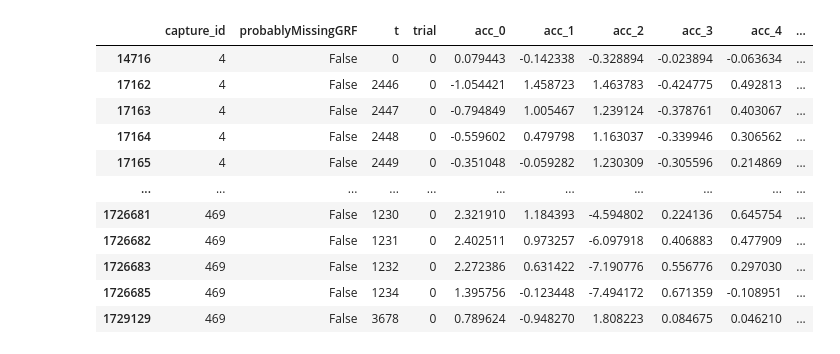
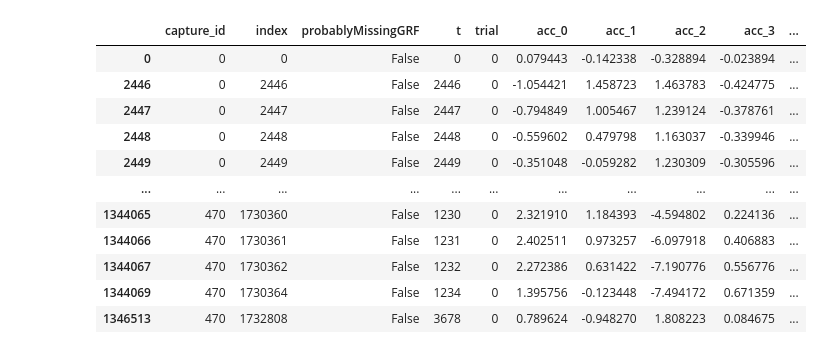
Before and after one commit to keenon/AddBiomechanics, a Jupyter notebook: data_labeling.ipynb, the cells around one changed output. Drawn from its saved outputs; the diff is of its cells as text; code cells hidden in the pictures.

```diff
--- a/data_labeling.ipynb
+++ b/data_labeling.ipynb
@@ -152,36 +114,56 @@ print(len(good_lookup.keys()))
 # %%
 generate = True
+dp = True
+
 train_df = pd.DataFrame()
 test_df = pd.DataFrame()
-expanded_df = pd.read_feather('data/expanded_df.feather')
-good_list = list(good_lookup.keys())
-bad_list = list(bad_lookup.keys())
-good_list_int = [int(item) for item in good_list]
-bad_list_int = [int(item) for item in bad_list]
-unlabeled_list = [int(item) for item in list(filename_lookup.keys()) if int(item) not in good_list_int or int(item) not in bad_list_int]
-print(unlabeled_list, end='')
-print(len(unlabeled_list))
+if(generate):
+    expanded_df = pd.read_feather('data/expanded_df.feather')
+    good_list = list(good_lookup.keys())
+    bad_list = list(bad_lookup.keys())
+    good_list_int = [int(item) for item in good_list]
+    bad_list_int = [int(item) for item in bad_list]
+    unlabeled_list = [int(item) for item in list(filename_lookup.keys()) if int(item) not in good_list_int and int(item) not in bad_list_int]
 
-print(bad_list_int, end='')
-print(len(bad_list_int))
-
-print(good_list_int, end='')
-print(len(good_list_int))
-
-pprint(list(filename_lookup.keys()))
-pprint(len(list(filename_lookup.keys())))
+    #Train Dataframe
+    train_df = expanded_df[expanded_df['capture_id'].isin(good_list_int+bad_list_int)].copy() #train_df is still unlabeled
+    train_df['label'] = -1
+    # Wrap the iterator with tqdm
+    for index, row in tqdm(train_df.iterrows(), total=train_df.shape[0], desc="Building Train Dataset"):
+        train_df.at[index,'frame_id'] = int(index)
+        if row['capture_id'] in good_list_int:
+            train_df.at[index, 'label'] = 1
+        elif row['capture_id'] in bad_list_int:
+            train_df.at[index, 'label'] = 0
 
 
-train_df = expanded_df[expanded_df['capture_id'].isin(good_list_int+bad_list_int)]
-test_df = expanded_df[expanded_df['capture_id'].isin(unlabeled_list)]
+    #Test Dataframe
+    test_df = expanded_df[expanded_df['capture_id'].isin(unlabeled_list)].copy()
+    # test_df['label'] = None
+    for index, row in tqdm(test_df.iterrows(), total=test_df.shape[0], desc="Building Test Dataset"):
+        test_df.at[index,'frame_id'] = int(index)
 
 
-print_prioritize(train_df,"capture_id",True)
-first_occurrences_all = train_df.drop_duplicates(subset='capture_id', keep='first')
-print_prioritize(first_occurrences_all,"capture_id",True)
+
+    #Save them both TODO: Indexing
+    train_df= train_df.reset_index()
+    test_df=test_df.reset_index()
+    train_df.to_feather('data/train_df.feather')
+    test_df.to_feather('data/test_df.feather')
 
 
-print_prioritize(test_df,"capture_id",True)
-first_occurrences_all = test_df.drop_duplicates(subset='capture_id', keep='first')
-print_prioritize(first_occurrences_all,"capture_id",True)
+train_df = pd.read_feather('data/train_df.feather')
+test_df = pd.read_feather('data/test_df.feather')
+
+if(dp):
+    print("Test Dataframe: ")
+    print_prioritize(test_df,"capture_id",True)
+    print("Unique Videos in Test Dataframe: ")
+    first_occurrences_all = test_df.drop_duplicates(subset='capture_id', keep='first')
+    print_prioritize(first_occurrences_all,"capture_id",True)
+    print("Train Dataframe: ")
+    print_prioritize(train_df,"capture_id",True)
+    print("Unique Videos in Train Dataframe: ")
+    first_occurrences_all = train_df.drop_duplicates(subset='capture_id', keep='first')
+    print_prioritize(first_occurrences_all,"capture_id",True)
 # %% [output]
@@ -205,12 +171,12 @@ print_prioritize(first_occurrences_all,"capture_id",True)
-|  | capture_id | probablyMissingGRF | t | trial | acc_0 | acc_1 | acc_2 | acc_3 | acc_4 | ... |
-| 14716 | 4 | False | 0 | 0 | 0.079443 | -0.142338 | -0.328894 | -0.023894 | -0.063634 | ... |
-| 17162 | 4 | False | 2446 | 0 | -1.054421 | 1.458723 | 1.463783 | -0.424775 | 0.492813 | ... |
-| 17163 | 4 | False | 2447 | 0 | -0.794849 | 1.005467 | 1.239124 | -0.378761 | 0.403067 | ... |
-| 17164 | 4 | False | 2448 | 0 | -0.559602 | 0.479798 | 1.163037 | -0.339946 | 0.306562 | ... |
-| 17165 | 4 | False | 2449 | 0 | -0.351048 | -0.059282 | 1.230309 | -0.305596 | 0.214869 | ... |
+|  | capture_id | index | probablyMissingGRF | t | trial | acc_0 | acc_1 | acc_2 | acc_3 | ... |
+| 0 | 0 | 0 | False | 0 | 0 | 0.079443 | -0.142338 | -0.328894 | -0.023894 | ... |
+| 2446 | 0 | 2446 | False | 2446 | 0 | -1.054421 | 1.458723 | 1.463783 | -0.424775 | ... |
+| 2447 | 0 | 2447 | False | 2447 | 0 | -0.794849 | 1.005467 | 1.239124 | -0.378761 | ... |
+| 2448 | 0 | 2448 | False | 2448 | 0 | -0.559602 | 0.479798 | 1.163037 | -0.339946 | ... |
+| 2449 | 0 | 2449 | False | 2449 | 0 | -0.351048 | -0.059282 | 1.230309 | -0.305596 | ... |
 | ... | ... | ... | ... | ... | ... | ... | ... | ... | ... | ... |
-| 1726681 | 469 | False | 1230 | 0 | 2.321910 | 1.184393 | -4.594802 | 0.224136 | 0.645754 | ... |
-| 1726682 | 469 | False | 1231 | 0 | 2.402511 | 0.973257 | -6.097918 | 0.406883 | 0.477909 | ... |
-| 1726683 | 469 | False | 1232 | 0 | 2.272386 | 0.631422 | -7.190776 | 0.556776 | 0.297030 | ... |
-| 1726685 | 469 | False | 1234 | 0 | 1.395756 | -0.123448 | -7.494172 | 0.671359 | -0.108951 | ... |
-| 1729129 | 469 | False | 3678 | 0 | 0.789624 | -0.948270 | 1.808223 | 0.084675 | 0.046210 | ... |
+| 1344065 | 470 | 1730360 | False | 1230 | 0 | 2.321910 | 1.184393 | -4.594802 | 0.224136 | ... |
+| 1344066 | 470 | 1730361 | False | 1231 | 0 | 2.402511 | 0.973257 | -6.097918 | 0.406883 | ... |
+| 1344067 | 470 | 1730362 | False | 1232 | 0 | 2.272386 | 0.631422 | -7.190776 | 0.556776 | ... |
+| 1344069 | 470 | 1730364 | False | 1234 | 0 | 1.395756 | -0.123448 | -7.494172 | 0.671359 | ... |
+| 1346513 | 470 | 1732808 | False | 3678 | 0 | 0.789624 | -0.948270 | 1.808223 | 0.084675 | ... |
```
Also changed, not shown: parts of 4 cells of this notebook, 1 other file.
